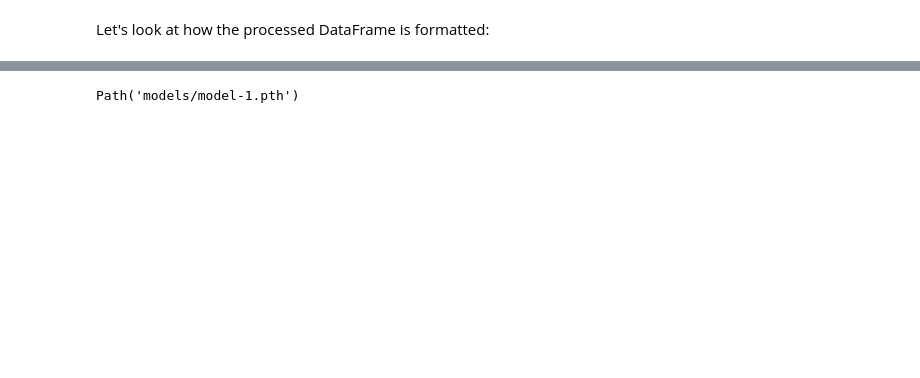
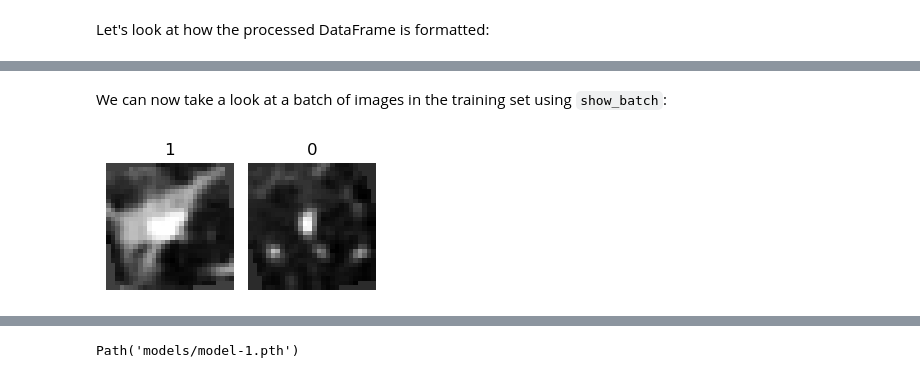
Before and after one commit to MMIV-ML/fastMONAI, a Jupyter notebook: paper/paper.ipynb, the cells around one changed output, grey strips where cells are left out. Cells and saved outputs as stored; diff of their text form; code cells hidden in the pictures; blank space fills up the shorter version.

```diff
--- a/paper/paper.ipynb
+++ b/paper/paper.ipynb
@@ -77 +87,3 @@ STUDY_DIR = download_ixi_data(path=path)
+# %%
+df, _ = download_NoduleMNIST3D(max_workers=8)
 # %% [markdown]
@@ -80,0 +106,13 @@ Let's look at how the processed DataFrame is formatted:
+# %%
+#TODO:skal vi lage en funksjon som heter get_item_tfms?
+dls = MedImageDataLoaders.from_df(df, fn_col='img_path',
+                                  label_col='labels',
+                                  item_tfms=[ZNormalization(), PadOrCrop(size=28), RandomAffine(degrees=35, isotropic=True)],
+                                  resample=1,
+                                  bs=64)
+# %% [markdown]
+We can now take a look at a batch of images in the training set using `show_batch`:
+# %%
+dls.show_batch(max_n=2, anatomical_plane=2, figsize=(3,3))
+# %% [output]
+[figure, added]
```
Also changed, not shown: parts of 127 cells of this notebook, 29 other files.
